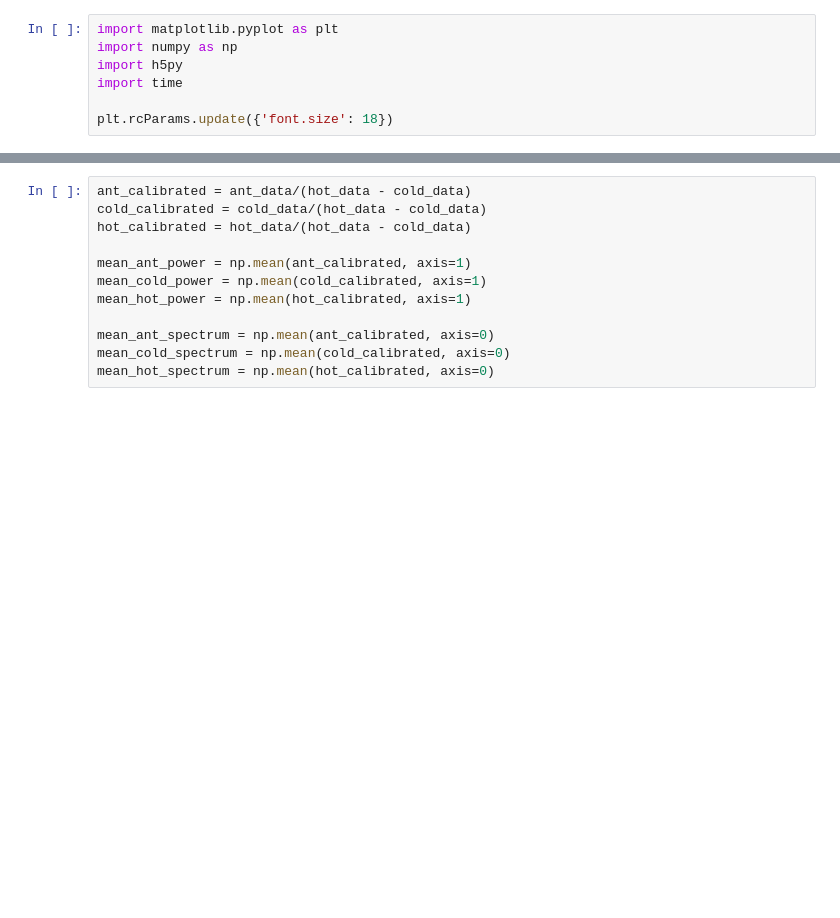
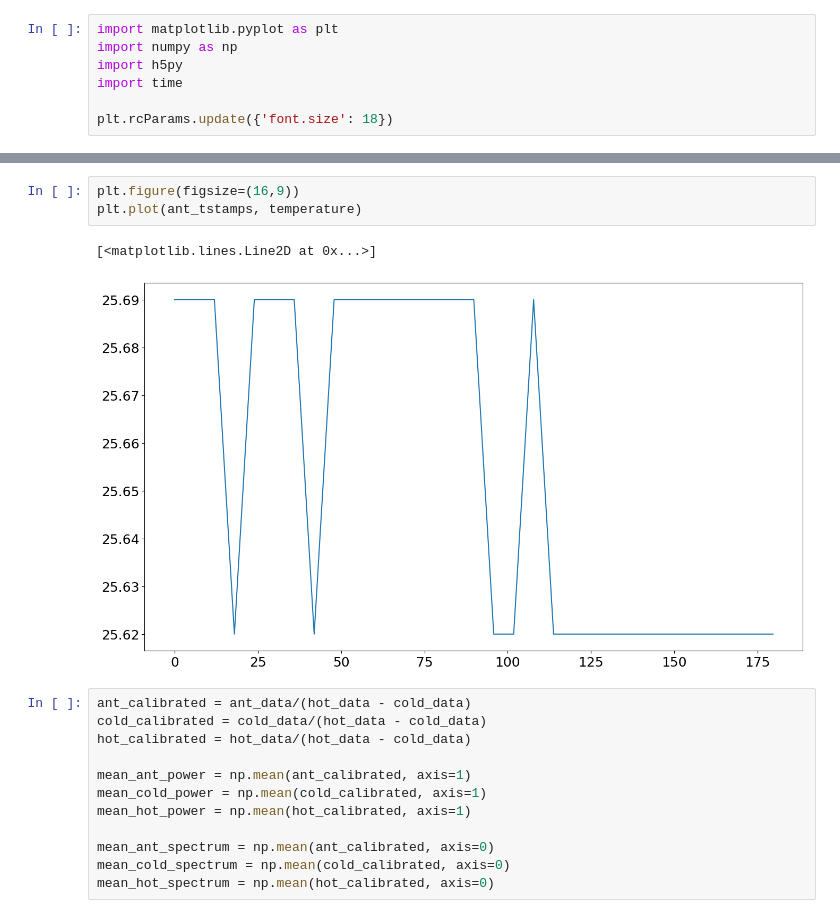
Before and after one commit to jnthek/diy_radiometer, a Jupyter notebook: pluto_radiometer/Test_hdf5_plutosdr.ipynb, the cells around one changed output, grey strips where cells are left out. Cells and saved outputs as stored; diff of their text form; blank space fills up the shorter version.

```diff
--- a/pluto_radiometer/Test_hdf5_plutosdr.ipynb
+++ b/pluto_radiometer/Test_hdf5_plutosdr.ipynb
@@ -52,3 +54,9 @@ Reading 20250121-093236_pluto_3state.h5
+# %%
+plt.figure(figsize=(16,9))
+plt.plot(ant_tstamps, temperature)
+# %% [output]
+[<matplotlib.lines.Line2D at 0x...>]
+[figure, added]
 # %%
 ant_calibrated = ant_data/(hot_data - cold_data)
 cold_calibrated = cold_data/(hot_data - cold_data)
```
Also changed, not shown: parts of 6 cells of this notebook, 2 other files.
